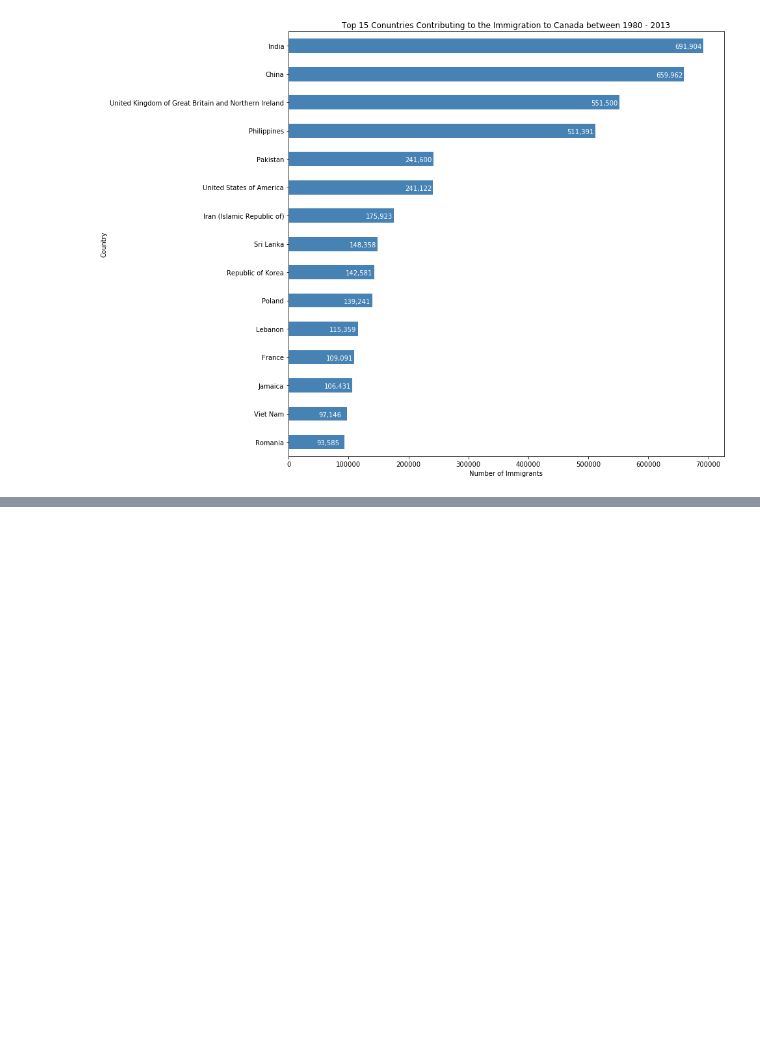
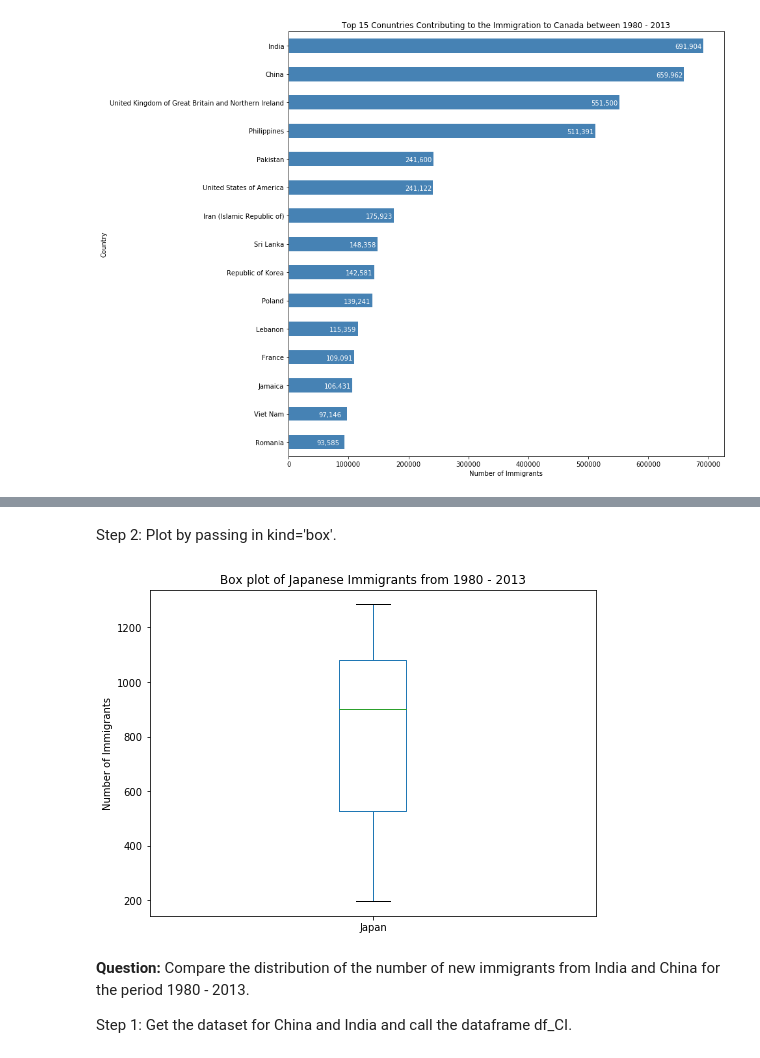
Before and after one commit to VishwasMore/data-visualization, a Jupyter notebook: canada-immigration-short.ipynb, the cells around one changed output, grey strips where cells are left out. Saved outputs shown, nothing was run; the diff lists cells and outputs as text; code cells hidden in the pictures; blank space fills up the shorter version.

```diff
--- a/canada-immigration-short.ipynb
+++ b/canada-immigration-short.ipynb
@@ -701,0 +790,3 @@ plt.show()
+# %%
+df_japan = df_can.loc[['Japan'], years].transpose()
+df_japan.head()
@@ -701,0 +800,15 @@ plt.show()
+# %% [markdown]
+Step 2: Plot by passing in kind='box'.
+# %%
+df_japan.plot(kind = 'box', figsize = (8, 6))
+
+plt.title('Box plot of Japanese Immigrants from 1980 - 2013')
+plt.ylabel('Number of Immigrants')
+
+plt.show()
+# %% [output]
+[figure, added]
+# %% [markdown]
+**Question:** Compare the distribution of the number of new immigrants from India and China for the period 1980 - 2013.
+
+Step 1: Get the dataset for China and India and call the dataframe df_CI.
```
Also changed, not shown: parts of 43 cells of this notebook, 1 other file.
